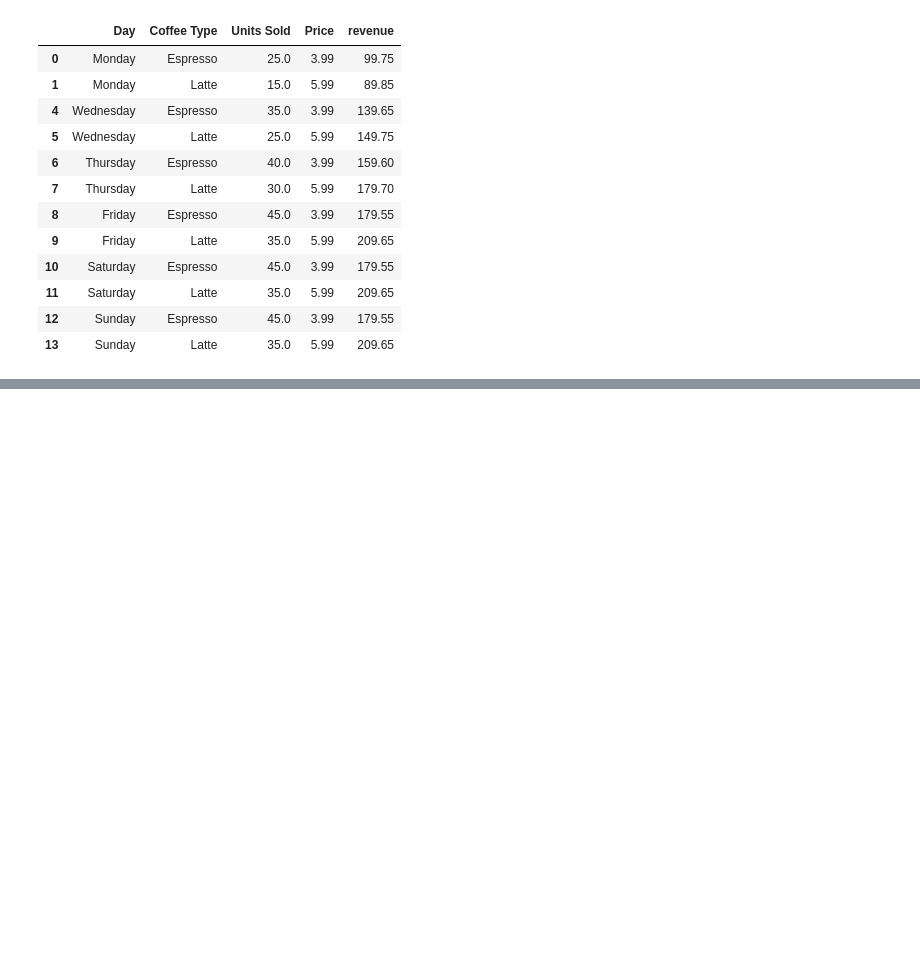
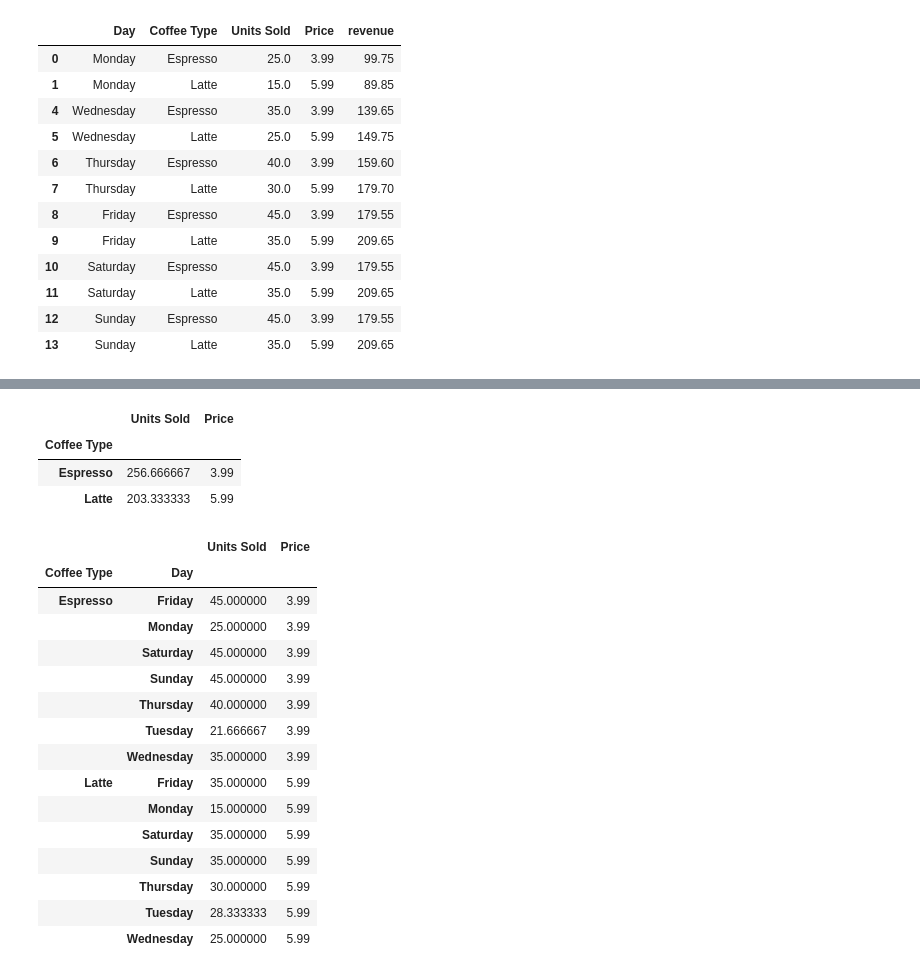
Before and after one commit to mkhmmd17/complete-pandas-tutorial, a Jupyter notebook: tutorial.ipynb, the cells around one changed output, grey strips where cells are left out. Cells and saved outputs as stored; diff of their text form; code cells hidden in the pictures; blank space fills up the shorter version.

```diff
--- a/tutorial.ipynb
+++ b/tutorial.ipynb
@@ -622,0 +635,26 @@ coffee[coffee['Units Sold'].notna()]
+# %%
+coffee.groupby(['Coffee Type']).agg({'Units Sold' : 'sum', 'Price' : 'mean'})
+# %% [output]
+|  | Units Sold | Price |
+| Coffee Type |  |  |
+| Espresso | 256.666667 | 3.99 |
+| Latte | 203.333333 | 5.99 |
+# %%
+coffee.groupby(['Coffee Type', 'Day']).agg({'Units Sold' : 'sum', 'Price' : 'mean'})
+# %% [output]
+|  |  | Units Sold | Price |
+| Coffee Type | Day |  |  |
+| Espresso | Friday | 45.000000 | 3.99 |
+|  | Monday | 25.000000 | 3.99 |
+|  | Saturday | 45.000000 | 3.99 |
+|  | Sunday | 45.000000 | 3.99 |
+|  | Thursday | 40.000000 | 3.99 |
+|  | Tuesday | 21.666667 | 3.99 |
+|  | Wednesday | 35.000000 | 3.99 |
+| Latte | Friday | 35.000000 | 5.99 |
+|  | Monday | 15.000000 | 5.99 |
+|  | Saturday | 35.000000 | 5.99 |
+|  | Sunday | 35.000000 | 5.99 |
+|  | Thursday | 30.000000 | 5.99 |
+|  | Tuesday | 28.333333 | 5.99 |
+|  | Wednesday | 25.000000 | 5.99 |
```
Also changed, not shown: parts of 14 cells of this notebook.
